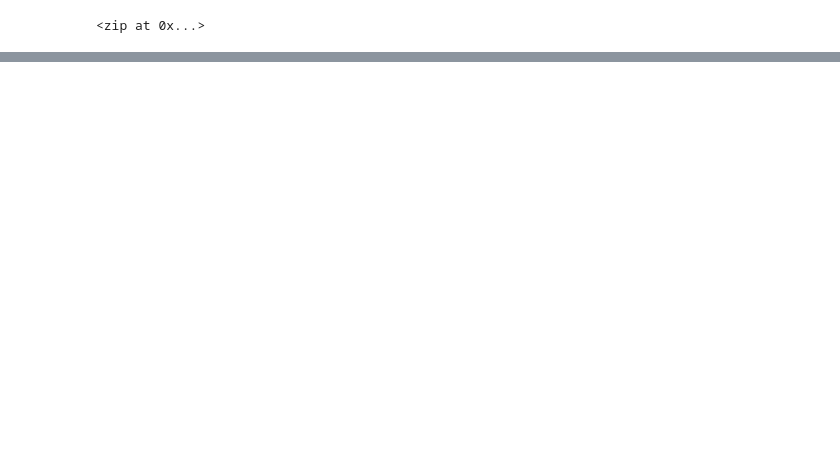
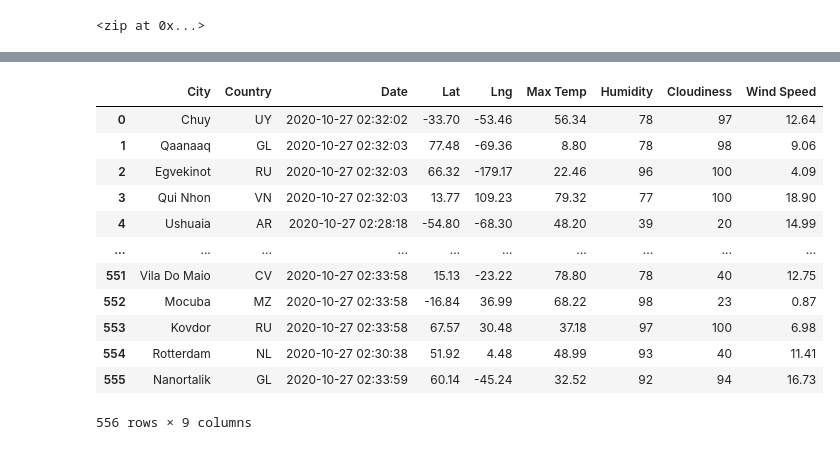
Before and after one commit to meghanministri/World_Weather_Analysis, a Jupyter notebook: WeatherPy.ipynb, the cells around one changed output, grey strips where cells are left out. Drawn from its saved outputs; the diff is of its cells as text; code cells hidden in the pictures; blank space fills up the shorter version.

Commit message:
Modifying .gitignore and WeatherPy file.

```diff
--- a/WeatherPy.ipynb
+++ b/WeatherPy.ipynb
@@ -52,0 +59,4 @@ len(cities)
+# %%
+# Starting URL for Weather Map API Call.
+url = "http://api.openweathermap.org/data/2.5/weather?units=Imperial&APPID=" + weather_api_key
+print(url)
@@ -52,0 +150,4 @@ len(cities)
+# %%
+# Convert the array of dictionaries to a Pandas DataFrame.
+city_data_df = pd.DataFrame(city_data)
+city_data_df.head(10)
@@ -52,0 +166,19 @@ len(cities)
+# %%
+# Change the column order
+columns = ["City", "Country", "Date", "Lat", "Lng", "Max Temp", "Humidity", "Cloudiness", "Wind Speed"]
+city_data_df = city_data_df[columns]
+city_data_df
+# %% [output]
+|  | City | Country | Date | Lat | Lng | Max Temp | Humidity | Cloudiness | Wind Speed |
+| 0 | Chuy | UY | 2020-10-27 02:32:02 | -33.70 | -53.46 | 56.34 | 78 | 97 | 12.64 |
+| 1 | Qaanaaq | GL | 2020-10-27 02:32:03 | 77.48 | -69.36 | 8.80 | 78 | 98 | 9.06 |
+| 2 | Egvekinot | RU | 2020-10-27 02:32:03 | 66.32 | -179.17 | 22.46 | 96 | 100 | 4.09 |
+| 3 | Qui Nhon | VN | 2020-10-27 02:32:03 | 13.77 | 109.23 | 79.32 | 77 | 100 | 18.90 |
+| 4 | Ushuaia | AR | 2020-10-27 02:28:18 | -54.80 | -68.30 | 48.20 | 39 | 20 | 14.99 |
+| ... | ... | ... | ... | ... | ... | ... | ... | ... | ... |
+| 551 | Vila Do Maio | CV | 2020-10-27 02:33:58 | 15.13 | -23.22 | 78.80 | 78 | 40 | 12.75 |
+| 552 | Mocuba | MZ | 2020-10-27 02:33:58 | -16.84 | 36.99 | 68.22 | 98 | 23 | 0.87 |
+| 553 | Kovdor | RU | 2020-10-27 02:33:58 | 67.57 | 30.48 | 37.18 | 97 | 100 | 6.98 |
+| 554 | Rotterdam | NL | 2020-10-27 02:30:38 | 51.92 | 4.48 | 48.99 | 93 | 40 | 11.41 |
+| 555 | Nanortalik | GL | 2020-10-27 02:33:59 | 60.14 | -45.24 | 32.52 | 92 | 94 | 16.73 |
+556 rows × 9 columns
```
Also changed, not shown: parts of 9 cells of this notebook, 3 other files.
